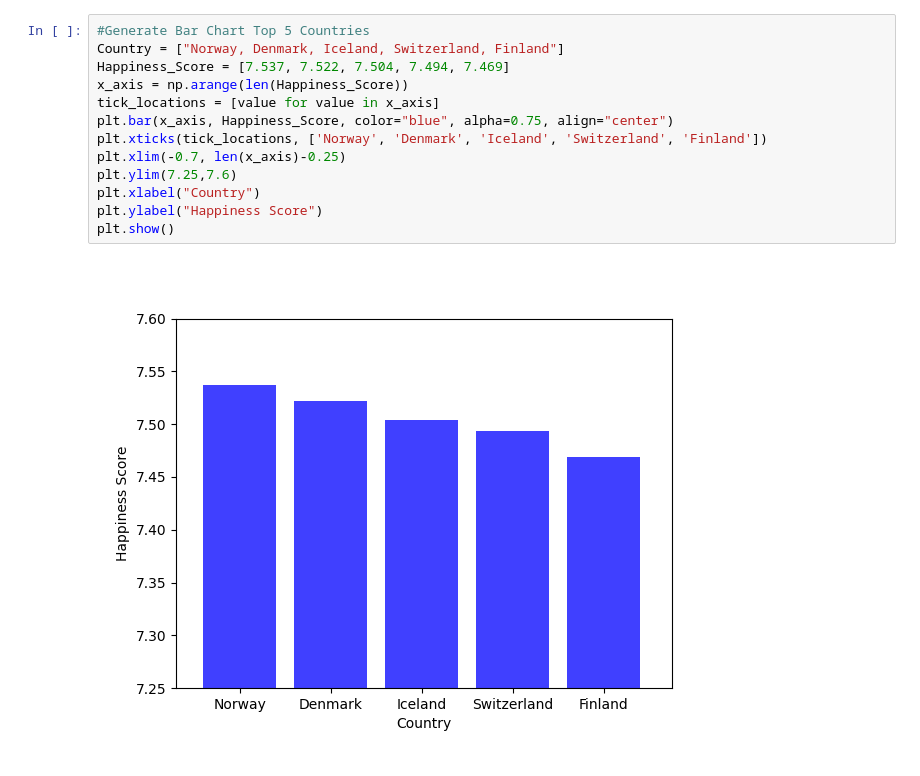
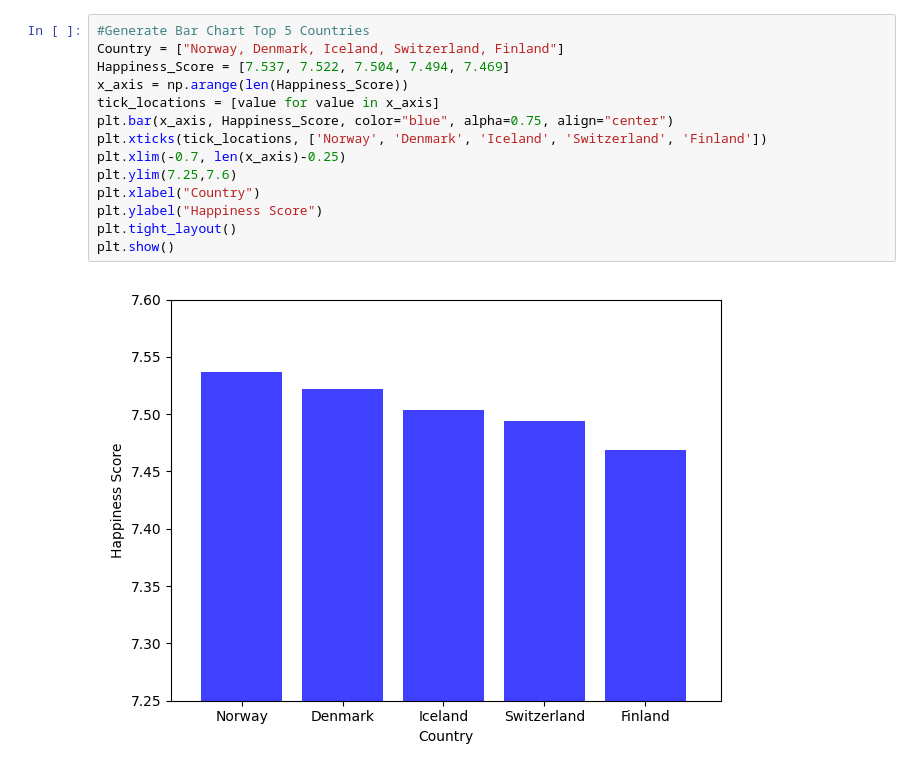
Before and after one commit to cmswart/Project1-Group1, a Jupyter notebook: Cassie.ipynb, the cells around one changed output. Saved outputs shown, nothing was run; the diff lists cells and outputs as text.

```diff
--- a/Cassie.ipynb
+++ b/Cassie.ipynb
@@ -32,18 +32,19 @@ happiness_df
 # %%
 #Generate Bar Chart Top 5 Countries
 Country = ["Norway, Denmark, Iceland, Switzerland, Finland"]
 Happiness_Score = [7.537, 7.522, 7.504, 7.494, 7.469]
 x_axis = np.arange(len(Happiness_Score))
 tick_locations = [value for value in x_axis]
 plt.bar(x_axis, Happiness_Score, color="blue", alpha=0.75, align="center")
 plt.xticks(tick_locations, ['Norway', 'Denmark', 'Iceland', 'Switzerland', 'Finland'])
 plt.xlim(-0.7, len(x_axis)-0.25)
 plt.ylim(7.25,7.6)
 plt.xlabel("Country")
 plt.ylabel("Happiness Score")
+plt.tight_layout()
 plt.show()
 # %% [output]
-[figure, old version]
+[figure, new version]
 # %%
 #Generate Bar Chart Bottom 5 Countries
 Country = ["Rwanda, Syria, Tanzania, Burundi, Central Africa Republic"]
```
Also changed, not shown: parts of 2 cells of this notebook.
